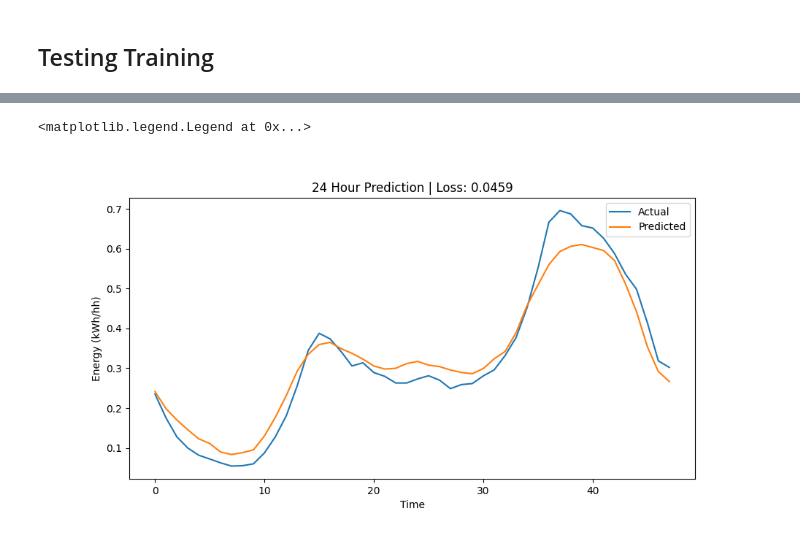
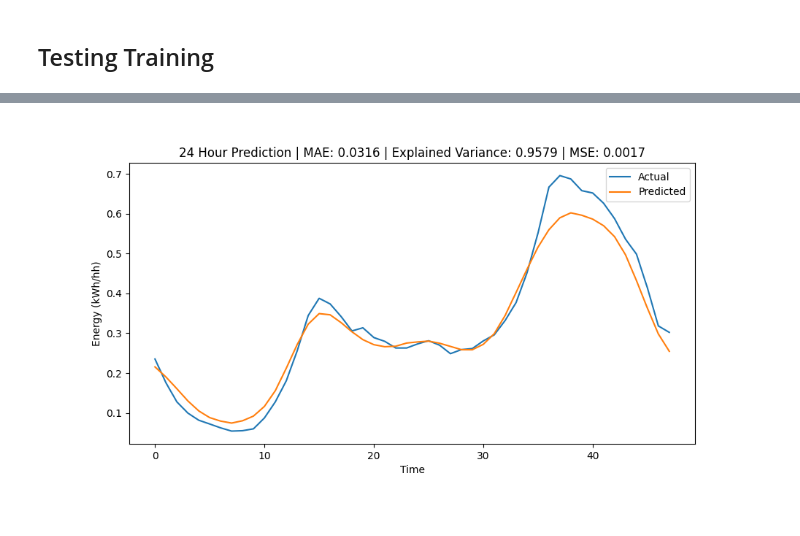
Before and after one commit to timdodge54/Power_Forecasting_With_DNN, a Jupyter notebook: src/Cody_Notebook.ipynb, the cells around one changed output, grey strips where cells are left out. Saved outputs shown, nothing was run; the diff lists cells and outputs as text; code cells hidden in the pictures.

```diff
--- a/src/Cody_Notebook.ipynb
+++ b/src/Cody_Notebook.ipynb
@@ -227,8 +238,12 @@ targets = data_mod_clean[target_names_energy]
 input_tensor_energy = torch.tensor(inputs_energy.values).float()
 target_tensor_energy = torch.tensor(targets.values).float()
 
-dataset_train_energy = data_utils.TensorDataset(input_tensor_energy[:int(len(input_tensor_energy) * 0.8)], target_tensor_energy[:int(len(target_tensor_energy) * 0.8)])
-dataset_test_energy = data_utils.TensorDataset(input_tensor_energy[int(len(input_tensor_energy) * 0.8):], target_tensor_energy[int(len(target_tensor_energy) * 0.8):])
+train_cut = int(len(input_tensor_energy) * 0.7)
+valid_cut = int(len(input_tensor_energy) * 0.8)
+
+dataset_train = data_utils.TensorDataset(input_tensor_energy[:train_cut], target_tensor_energy[:train_cut])
+dataset_valid = data_utils.TensorDataset(input_tensor_energy[train_cut:valid_cut], target_tensor_energy[train_cut:valid_cut])
+dataset_test = data_utils.TensorDataset(input_tensor_energy[valid_cut:], target_tensor_energy[valid_cut:])
 # %% [output]
 ['energy(kWh/hh)_prev_23.5', 'energy(kWh/hh)_prev_23.0', 'energy(kWh/hh)_prev_22.5', 'energy(kWh/hh)_prev_22.0', 'energy(kWh/hh)_prev_21.5', 'energy(kWh/hh)_prev_21.0', 'energy(kWh/hh)_prev_20.5', 'en ...
 ['energy(kWh/hh)_next_0.5', 'energy(kWh/hh)_next_1.0', 'energy(kWh/hh)_next_1.5', 'energy(kWh/hh)_next_2.0', 'energy(kWh/hh)_next_2.5', 'energy(kWh/hh)_next_3.0', 'energy(kWh/hh)_next_3.5', 'energy(kW ...
@@ -237,21 +252,27 @@ dataset_test_energy = data_utils.TensorDataset(input_tensor_energy[int(len(input
 # %%
 module = ForecastNetwork(timesteps, len(day_features+weather_features), target_tensor_energy.shape[1], 6, 250)
 # %%
+cody_model_dir = '../models/cody_models'
+callbacks = [
+    Checkpoint(monitor='valid_loss_best', fn_prefix='convnet_', dirname=cody_model_dir)
+]
 net = NeuralNetRegressor(
     module,
-    max_epochs=100,
+    train_split=predefined_split(dataset_valid),
+    max_epochs=300,
     lr=0.0001,
     batch_size=64,
     optimizer=torch.optim.Adam,
-    optimizer__weight_decay=0.00001,
+    optimizer__weight_decay=0.0001,
     criterion=nn.L1Loss,
     device='cuda',
     iterator_train__num_workers=4,
     iterator_train__pin_memory=True,
     iterator_train__shuffle=False,
     iterator_valid__num_workers=4,
-    iterator_valid__pin_memory=True
+    iterator_valid__pin_memory=True,
+    callbacks=callbacks
 )
 
-net = net.fit(dataset_train_energy, y=None)
+net = net.fit(dataset_train, y=None)
 # %% [output]
@@ -276,8 +297,8 @@ net = net.fit(dataset_train_energy, y=None)
 ## Testing Training
 # %%
 loss = nn.L1Loss()
-x_test = dataset_test_energy[:][0]
-y_test = dataset_test_energy[:][1]
+x_test = dataset_test[:][0]
+y_test = dataset_test[:][1]
 
 y_pred = net.module(x_test.float().cuda()).cpu().detach()
 
@@ -314,21 +335,23 @@ plt.show()
 # %%
-loss = nn.L1Loss()
-
-x_test, y_test = dataset_test_energy[:]
-
-y_pred = net.module(x_test.float().cuda()).cpu().detach().squeeze()
-
-overall_loss = loss(y_pred, y_test).item()
+from sklearn.metrics import mean_absolute_error, mean_squared_error, explained_variance_score
+y_pred = y_pred.detach().numpy()
+y_test = y_test.detach().numpy()
+accuracy = mean_absolute_error(y_test, y_pred)
+explained_variance = explained_variance_score(y_test, y_pred)
+mean_squared = mean_squared_error(y_test, y_pred)
 
 fig, ax = plt.subplots(1, 1, figsize=(10, 5))
 
 ax.plot(y_test[-1], label='Actual')
 ax.plot(y_pred[-1], label='Predicted')
 ax.set_xlabel('Time')
 ax.set_ylabel('Energy (kWh/hh)')
-ax.set_title(f'24 Hour Prediction | Loss: {overall_loss:.4f}')
+ax.set_title(f'24 Hour Prediction | MAE: {accuracy:.4f} | Explained Variance: {explained_variance:.4f} | MSE: {mean_squared:.4f}')
 plt.legend()
+
+count = np.arange(0, 24, 0.5)
+output = np.concatenate((count, y_test[-2], y_pred[-2])).reshape(3, 48).T
+np.savetxt('../conv_results.csv', output, delimiter=',')
 # %% [output]
-<matplotlib.legend.Legend at 0x...>
-[figure, old version]
+[figure, new version]
 # %%
```
Also changed, not shown: parts of 13 cells of this notebook, 6 other files.
